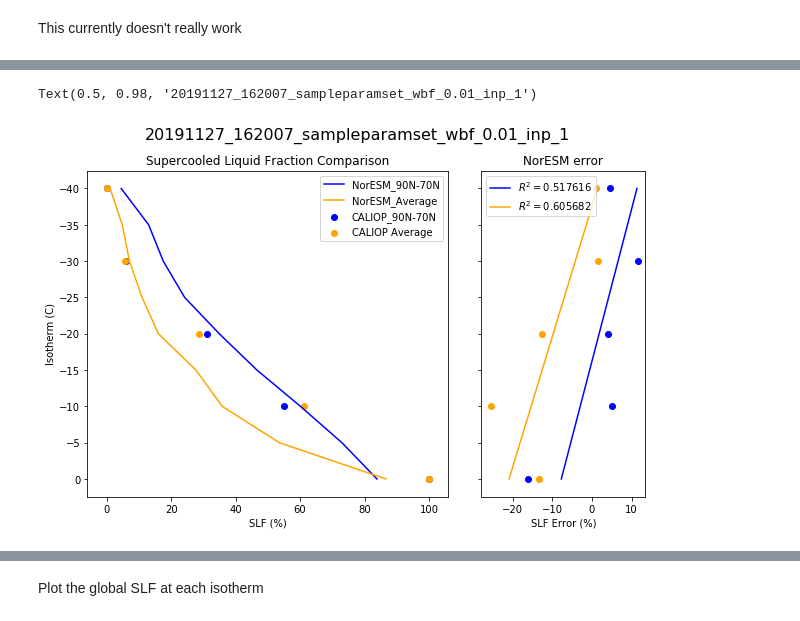
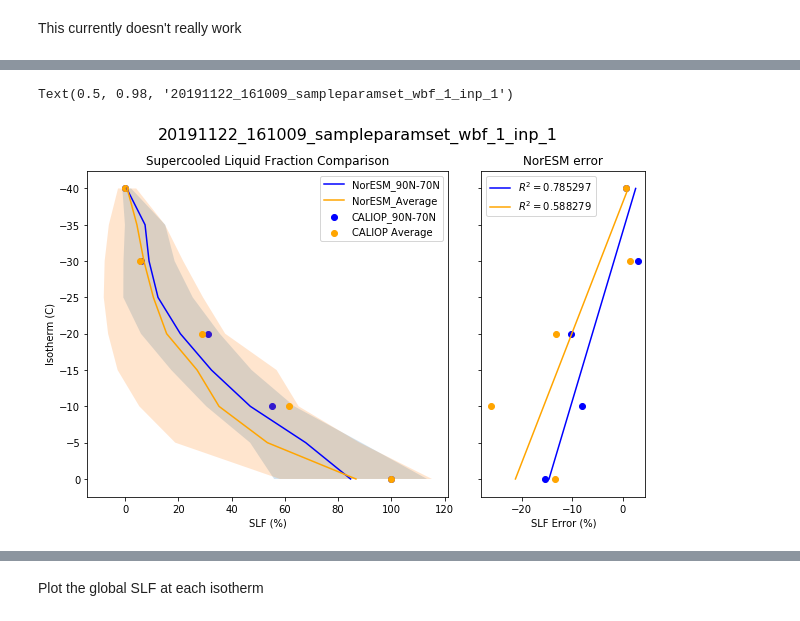
Before and after one commit to jshaw35/netcdf_analysis, a Jupyter notebook: jupy_test.ipynb, the cells around one changed output, grey strips where cells are left out. Cells and saved outputs as stored; diff of their text form; code cells hidden in the pictures.

```diff
--- a/jupy_test.ipynb
+++ b/jupy_test.ipynb
@@ -191,33 +197,35 @@ spec1 = gridspec.GridSpec(ncols=3, nrows=1, figure=fig1)#, hspace=0.4)
 f1_ax1 = fig1.add_subplot(spec1[0, :-1])
 f1_ax2 = fig1.add_subplot(spec1[0, -1], sharey=f1_ax1)
 axes = [f1_ax1, f1_ax2]
 plt.setp(f1_ax2.get_yticklabels(), visible=False)
 
 isos = np.array(all_slf_clean.index).reshape(-1,1)
 
 fig1.gca().invert_yaxis()
 f1_ax1.set_title('Supercooled Liquid Fraction Comparison'); f1_ax1.set_ylabel('Isotherm (C)'); f1_ax1.set_xlabel('SLF (%)')
 f1_ax2.set_title('NorESM error'); f1_ax2.set_xlabel('SLF Error (%)')
 
 colors = ['blue', 'orange']
 models = ['NorESM_90N-70N', 'NorESM_Average']
 caliops = ['CALIOP_90N-70N', 'CALIOP Average']
 errors = ['Arctic Error', 'Global Error']
 
 # Wrap everything up and iterate!
 for color, model, caliop, error in zip(colors, models, caliops, errors):
-    f1_ax1.plot(all_slf[model], all_slf.index, label=model, color = color)
+    f1_ax1.plot(all_slf[model], all_slf.index, label=model, color = color) # caliop values
+    f1_ax1.fill_betweenx(all_slf.index, all_slf[model] - 2*all_slf[model + "_STD"], all_slf[model] + 2*all_slf[model + "_STD"], alpha=0.2)
+
     f1_ax1.scatter(all_slf[caliop], all_slf.index, label=caliop, color = color)
     f1_ax2.scatter(all_slf[error], all_slf.index, color=color)
     _r = regress_1d(isos, all_slf_clean[error])
     _s = _r.score(isos, all_slf_clean[error])
     f1_ax2.plot(_r.predict(isos), isos, color=color, label = ('$R^2 = %f$' % _s))
 
 #f1_ax2.set_xlim((-30,10))
 f1_ax1.legend()
 f1_ax2.legend()
 
 fig1.suptitle(case, fontsize=16)
 # %% [output]
-Text(0.5, 0.98, '20191127_162007_sampleparamset_wbf_0.01_inp_1')
+Text(0.5, 0.98, '20191122_161009_sampleparamset_wbf_1_inp_1')
-[figure, old version]
+[figure, new version]
```
Also changed, not shown: parts of 12 cells of this notebook, 1 other file.
